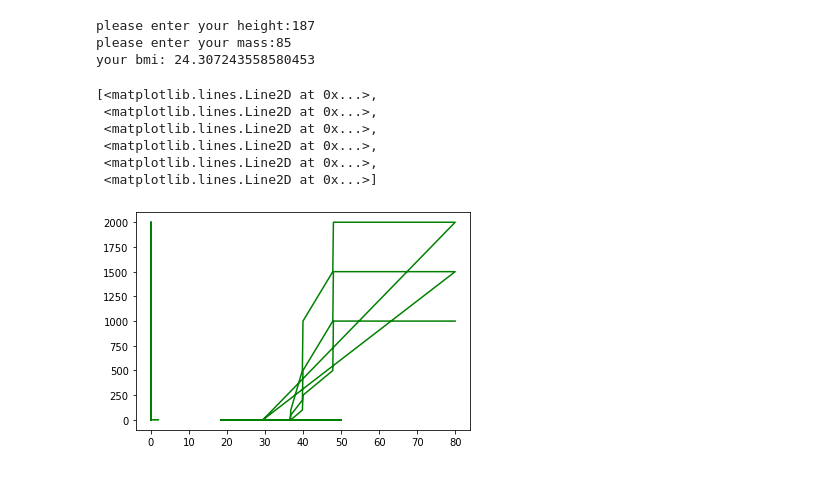
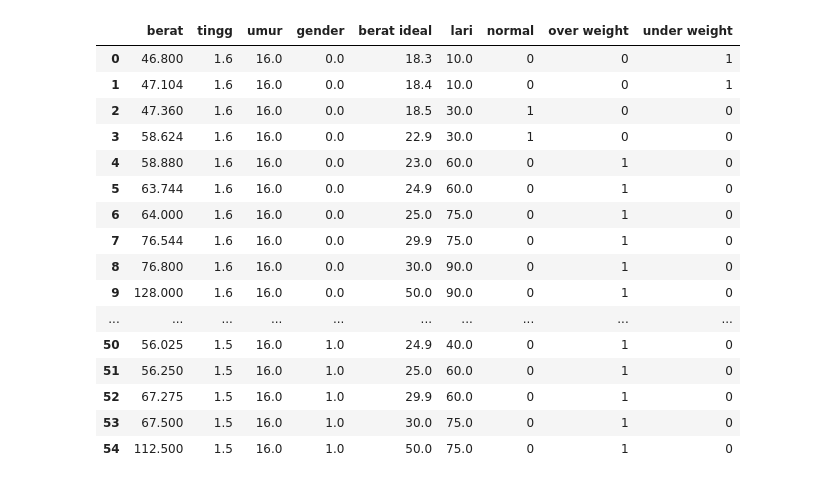
Before and after one commit to RickyReynardo/BIOS_Hackaton, a Jupyter notebook: project pt trainer.ipynb, the cells around one changed output. Saved outputs shown, nothing was run; the diff lists cells and outputs as text; code cells hidden in the pictures.

```diff
--- a/project pt trainer.ipynb
+++ b/project pt trainer.ipynb
@@ -100,21 +70,22 @@ with np.printoptions(precision=3, suppress=True):
-# %%
-height=int(input("please enter your height:"))
-mass=int(input("please enter your mass:"))
-height1 = height/100
-bmi=mass/(height1*height1)
-print("your bmi:",bmi)
-# %% [output]
-please enter your height:187
-please enter your mass:85
-your bmi: 24.307243558580453
-# %%
-from matplotlib import pyplot as plt
-plt.plot(x,y,'g')
-# %% [output]
-[<matplotlib.lines.Line2D at 0x...>,
- <matplotlib.lines.Line2D at 0x...>,
- <matplotlib.lines.Line2D at 0x...>,
- <matplotlib.lines.Line2D at 0x...>,
- <matplotlib.lines.Line2D at 0x...>,
- <matplotlib.lines.Line2D at 0x...>]
-[figure, removed]
+# %%
+final=final.iloc[:55,:]
+# %%
+final
+# %% [output]
+|  | berat | tingg | umur | gender | berat ideal | lari | normal | over weight | under weight |
+| 0 | 46.800 | 1.6 | 16.0 | 0.0 | 18.3 | 10.0 | 0 | 0 | 1 |
+| 1 | 47.104 | 1.6 | 16.0 | 0.0 | 18.4 | 10.0 | 0 | 0 | 1 |
+| 2 | 47.360 | 1.6 | 16.0 | 0.0 | 18.5 | 30.0 | 1 | 0 | 0 |
+| 3 | 58.624 | 1.6 | 16.0 | 0.0 | 22.9 | 30.0 | 1 | 0 | 0 |
+| 4 | 58.880 | 1.6 | 16.0 | 0.0 | 23.0 | 60.0 | 0 | 1 | 0 |
+| 5 | 63.744 | 1.6 | 16.0 | 0.0 | 24.9 | 60.0 | 0 | 1 | 0 |
+| 6 | 64.000 | 1.6 | 16.0 | 0.0 | 25.0 | 75.0 | 0 | 1 | 0 |
+| 7 | 76.544 | 1.6 | 16.0 | 0.0 | 29.9 | 75.0 | 0 | 1 | 0 |
+| 8 | 76.800 | 1.6 | 16.0 | 0.0 | 30.0 | 90.0 | 0 | 1 | 0 |
+| 9 | 128.000 | 1.6 | 16.0 | 0.0 | 50.0 | 90.0 | 0 | 1 | 0 |
+| ... | ... | ... | ... | ... | ... | ... | ... | ... | ... |
+| 50 | 56.025 | 1.5 | 16.0 | 1.0 | 24.9 | 40.0 | 0 | 1 | 0 |
+| 51 | 56.250 | 1.5 | 16.0 | 1.0 | 25.0 | 60.0 | 0 | 1 | 0 |
+| 52 | 67.275 | 1.5 | 16.0 | 1.0 | 29.9 | 60.0 | 0 | 1 | 0 |
+| 53 | 67.500 | 1.5 | 16.0 | 1.0 | 30.0 | 75.0 | 0 | 1 | 0 |
+| 54 | 112.500 | 1.5 | 16.0 | 1.0 | 50.0 | 75.0 | 0 | 1 | 0 |
```
Also changed, not shown: parts of 33 cells of this notebook.
